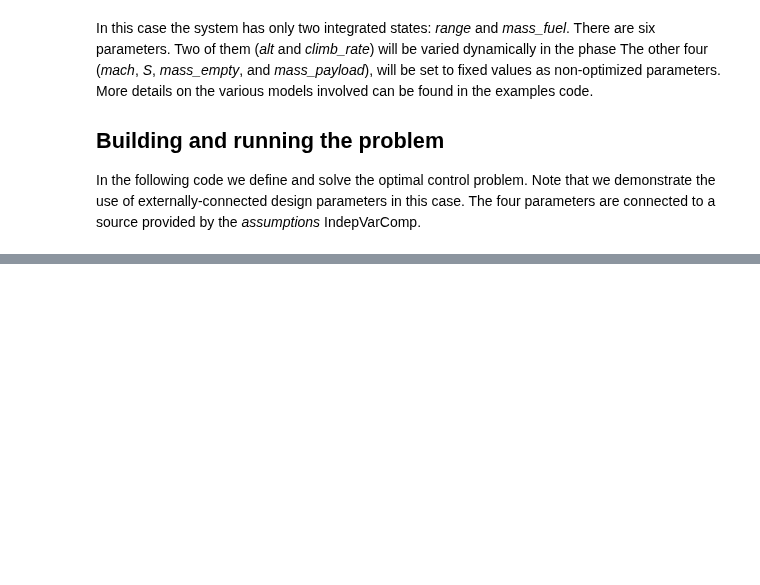
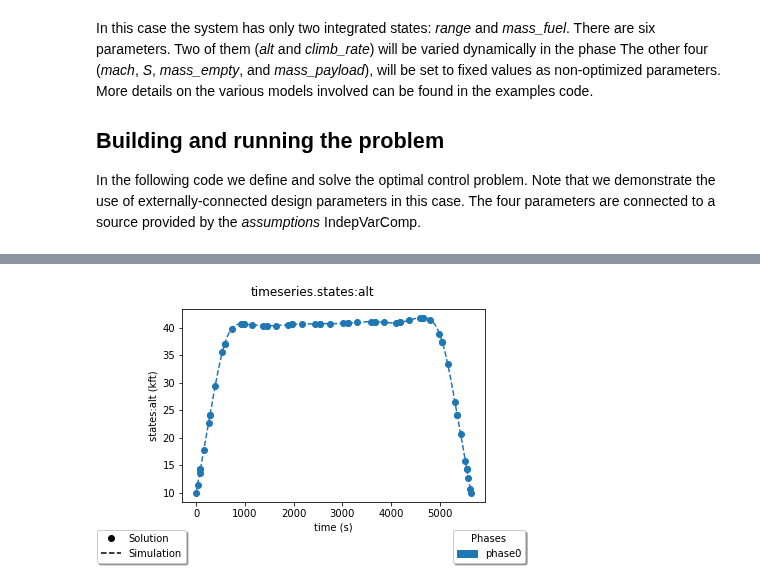
Before and after one commit to OpenMDAO/dymos, a Jupyter notebook: docs/dymos_book/examples/commercial_aircraft/commercial_aircraft.ipynb, the cells around one changed output, grey strips where cells are left out. Cells and saved outputs as stored; diff of their text form; code cells hidden in the pictures; blank space fills up the shorter version.

```diff
--- a/docs/dymos_book/examples/commercial_aircraft/commercial_aircraft.ipynb
+++ b/docs/dymos_book/examples/commercial_aircraft/commercial_aircraft.ipynb
@@ -570,0 +610,5 @@ plt.show()
+# %%
+from IPython.display import Image
+Image('plots/states_alt.png')
+# %% [output]
+[figure, added]
```
Also changed, not shown: parts of 6 cells of this notebook, 3 other files.
